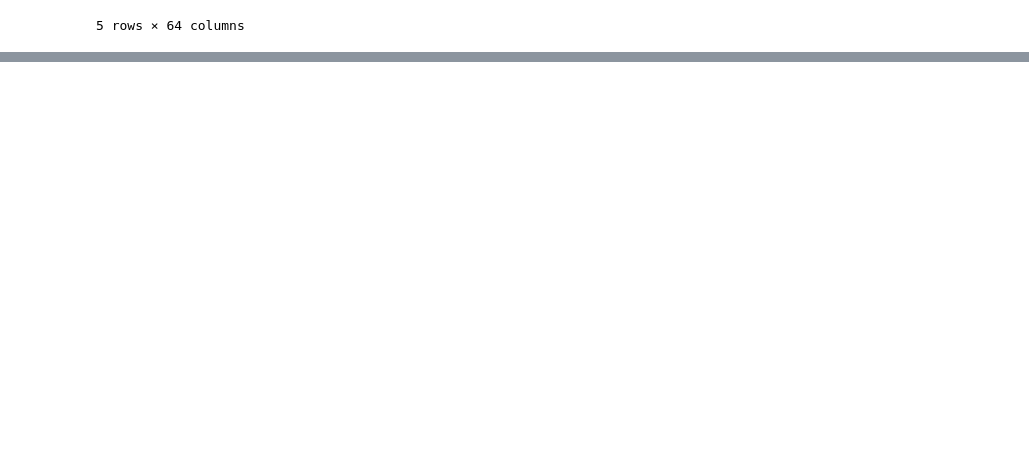
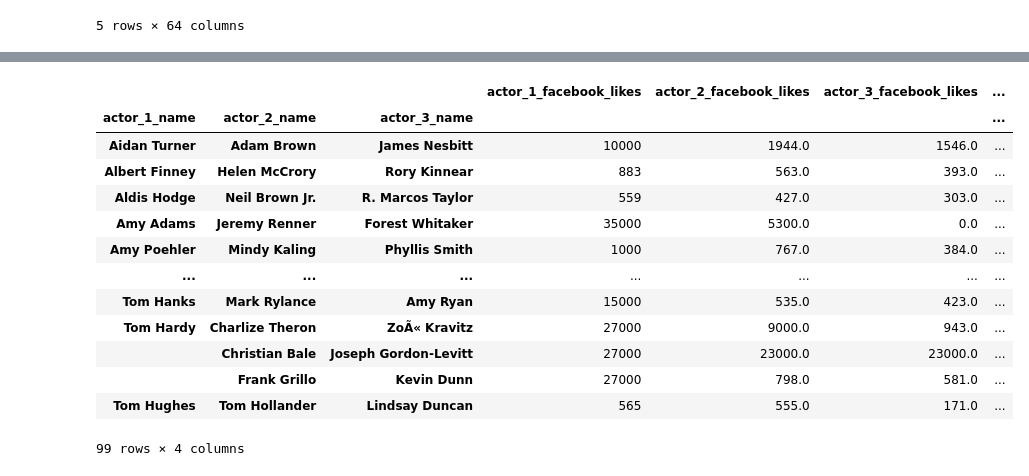
Before and after one commit to TenoNadar/Movie-Ratings, a Jupyter notebook: Movie Ratings.ipynb, the cells around one changed output, grey strips where cells are left out. Saved outputs shown, nothing was run; the diff lists cells and outputs as text; code cells hidden in the pictures; blank space fills up the shorter version.

Commit message:
Data Visualization

```diff
--- a/Movie Ratings.ipynb
+++ b/Movie Ratings.ipynb
@@ -150,2 +147,6 @@ df.loc[df["Avg"]>=8]
 | 33 | The Martian | 8.0 | 8.0 | 8.00 |
 | 43 | Gone Girl | 8.1 | 7.9 | 8.00 |
+# %%
+group=data.pivot_table(values=["actor_1_facebook_likes","actor_2_facebook_likes","actor_3_facebook_likes"],
+                 aggfunc="sum",index=["actor_1_name","actor_2_name","actor_3_name"])
+group
@@ -151,0 +168,19 @@ df.loc[df["Avg"]>=8]
+# %%
+group["Total likes"]=group["actor_1_facebook_likes"]+group["actor_2_facebook_likes"]+group["actor_3_facebook_likes"]
+# %%
+group
+# %% [output]
+|  |  |  | actor_1_facebook_likes | actor_2_facebook_likes | actor_3_facebook_likes | ... |
+| actor_1_name | actor_2_name | actor_3_name |  |  |  | ... |
+| Aidan Turner | Adam Brown | James Nesbitt | 10000 | 1944.0 | 1546.0 | ... |
+| Albert Finney | Helen McCrory | Rory Kinnear | 883 | 563.0 | 393.0 | ... |
+| Aldis Hodge | Neil Brown Jr. | R. Marcos Taylor | 559 | 427.0 | 303.0 | ... |
+| Amy Adams | Jeremy Renner | Forest Whitaker | 35000 | 5300.0 | 0.0 | ... |
+| Amy Poehler | Mindy Kaling | Phyllis Smith | 1000 | 767.0 | 384.0 | ... |
+| ... | ... | ... | ... | ... | ... | ... |
+| Tom Hanks | Mark Rylance | Amy Ryan | 15000 | 535.0 | 423.0 | ... |
+| Tom Hardy | Charlize Theron | ZoÃ« Kravitz | 27000 | 9000.0 | 943.0 | ... |
+|  | Christian Bale | Joseph Gordon-Levitt | 27000 | 23000.0 | 23000.0 | ... |
+|  | Frank Grillo | Kevin Dunn | 27000 | 798.0 | 581.0 | ... |
+| Tom Hughes | Tom Hollander | Lindsay Duncan | 565 | 555.0 | 171.0 | ... |
+99 rows × 4 columns
```
Also changed, not shown: parts of 5 cells of this notebook.
